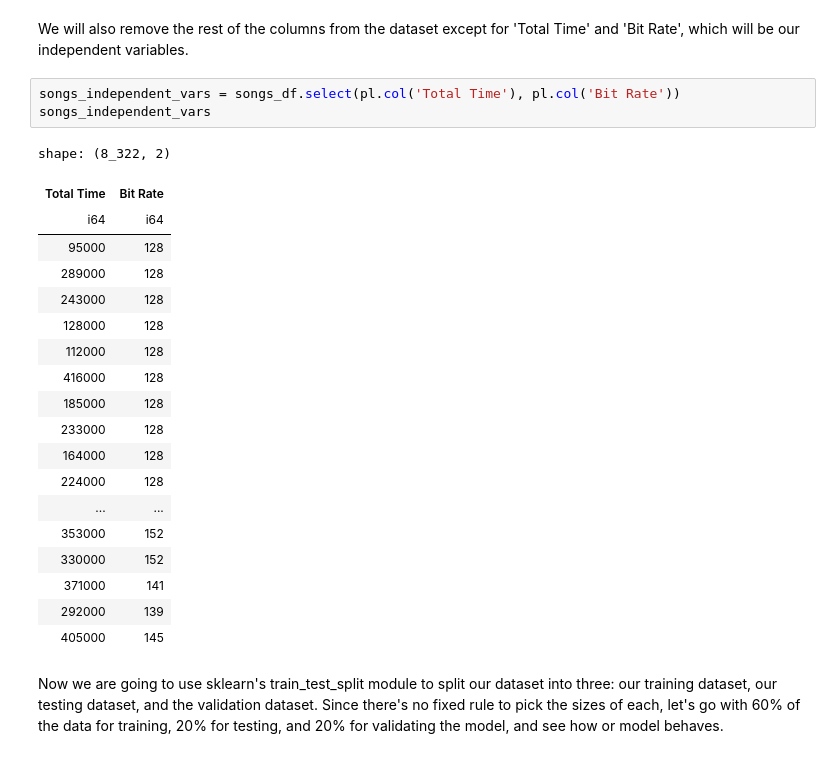
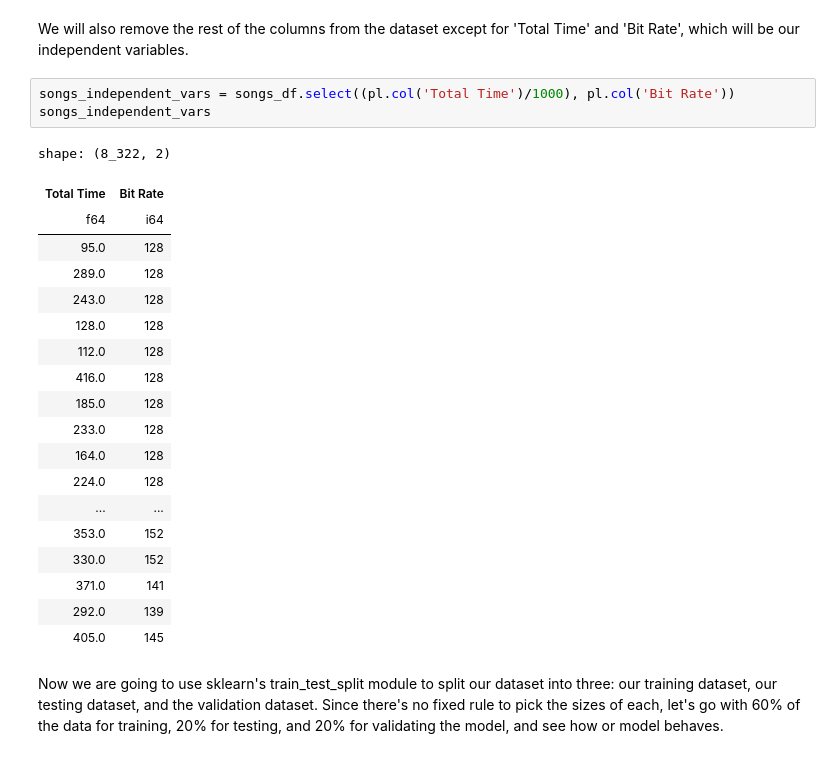
Before and after one commit to Underdoge/music-ds, a Jupyter notebook: Jupyter_Workbook.ipynb, the cells around one changed output. Drawn from its saved outputs; the diff is of its cells as text.

```diff
--- a/Jupyter_Workbook.ipynb
+++ b/Jupyter_Workbook.ipynb
@@ -593,28 +596,28 @@ shape: (8_322, 1)
 # %% [markdown]
 We will also remove the rest of the columns from the dataset except for 'Total Time' and 'Bit Rate', which will be our independent variables.
 # %%
-songs_independent_vars = songs_df.select(pl.col('Total Time'), pl.col('Bit Rate'))
+songs_independent_vars = songs_df.select((pl.col('Total Time')/1000), pl.col('Bit Rate'))
 songs_independent_vars
 # %% [output]
 shape: (8_322, 2)
 | Total Time | Bit Rate |
-| i64 | i64 |
-| 95000 | 128 |
-| 289000 | 128 |
-| 243000 | 128 |
-| 128000 | 128 |
-| 112000 | 128 |
-| 416000 | 128 |
-| 185000 | 128 |
-| 233000 | 128 |
-| 164000 | 128 |
-| 224000 | 128 |
+| f64 | i64 |
+| 95.0 | 128 |
+| 289.0 | 128 |
+| 243.0 | 128 |
+| 128.0 | 128 |
+| 112.0 | 128 |
+| 416.0 | 128 |
+| 185.0 | 128 |
+| 233.0 | 128 |
+| 164.0 | 128 |
+| 224.0 | 128 |
 | ... | ... |
-| 353000 | 152 |
-| 330000 | 152 |
-| 371000 | 141 |
-| 292000 | 139 |
-| 405000 | 145 |
+| 353.0 | 152 |
+| 330.0 | 152 |
+| 371.0 | 141 |
+| 292.0 | 139 |
+| 405.0 | 145 |
 # %% [markdown]
 Now we are going to use sklearn's train_test_split module to split our dataset into three: our training dataset, our testing dataset, and the validation dataset. Since there's no fixed rule to pick the sizes of each, let's go with 60% of the data for training, 20% for testing, and 20% for validating the model, and see how or model behaves.
 # %%
```
Also changed, not shown: parts of 9 cells of this notebook.
